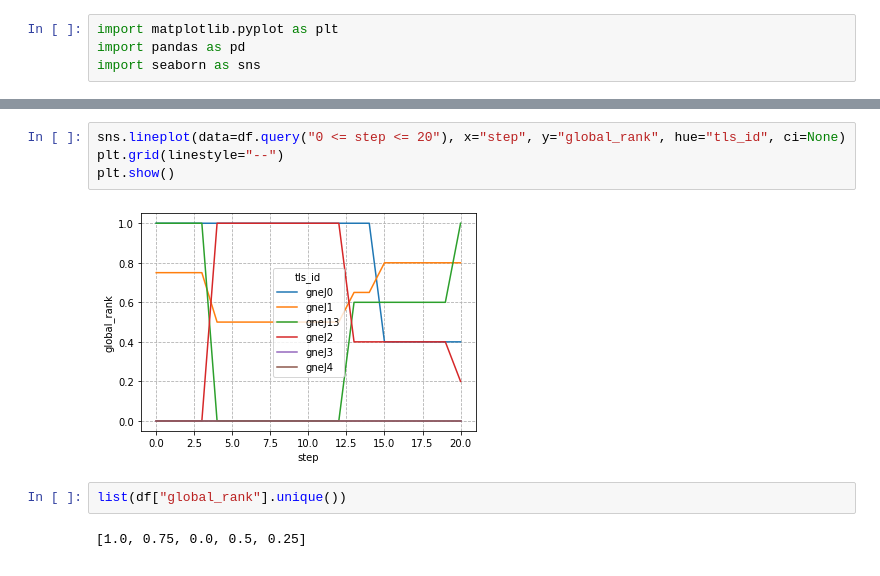
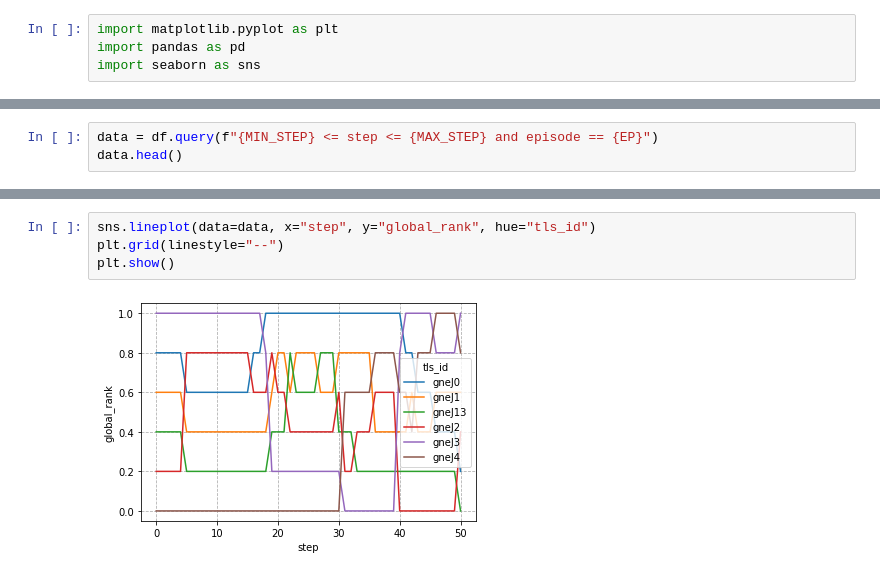
Before and after one commit to nathaniel-hudson/SUMO-FedRL, a Jupyter notebook: Temporary Notebook.ipynb, the cells around one changed output, grey strips where cells are left out. Drawn from its saved outputs; the diff is of its cells as text.

```diff
--- a/Temporary Notebook.ipynb
+++ b/Temporary Notebook.ipynb
@@ -14,0 +19,3 @@ df.head()
+# %%
+data = df.query(f"{MIN_STEP} <= step <= {MAX_STEP} and episode == {EP}")
+data.head()
@@ -21,10 +57,6 @@ plt.show()
 # %%
-sns.lineplot(data=df.query("0 <= step <= 20"), x="step", y="global_rank", hue="tls_id", ci=None)
+sns.lineplot(data=data, x="step", y="global_rank", hue="tls_id")
 plt.grid(linestyle="--")
 plt.show()
 # %% [output]
-[figure, old version]
+[figure, new version]
-# %%
-list(df["global_rank"].unique())
-# %% [output]
-[1.0, 0.75, 0.0, 0.5, 0.25]
```
Also changed, not shown: parts of 8 cells of this notebook, 14 other files.
